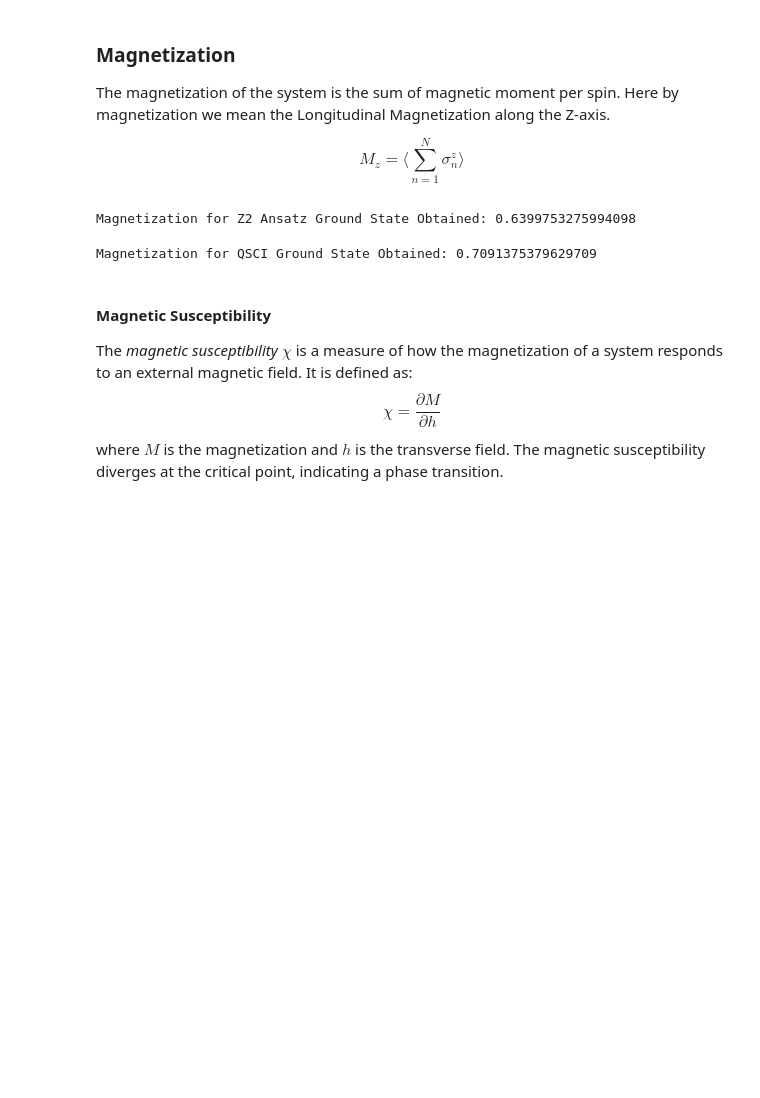
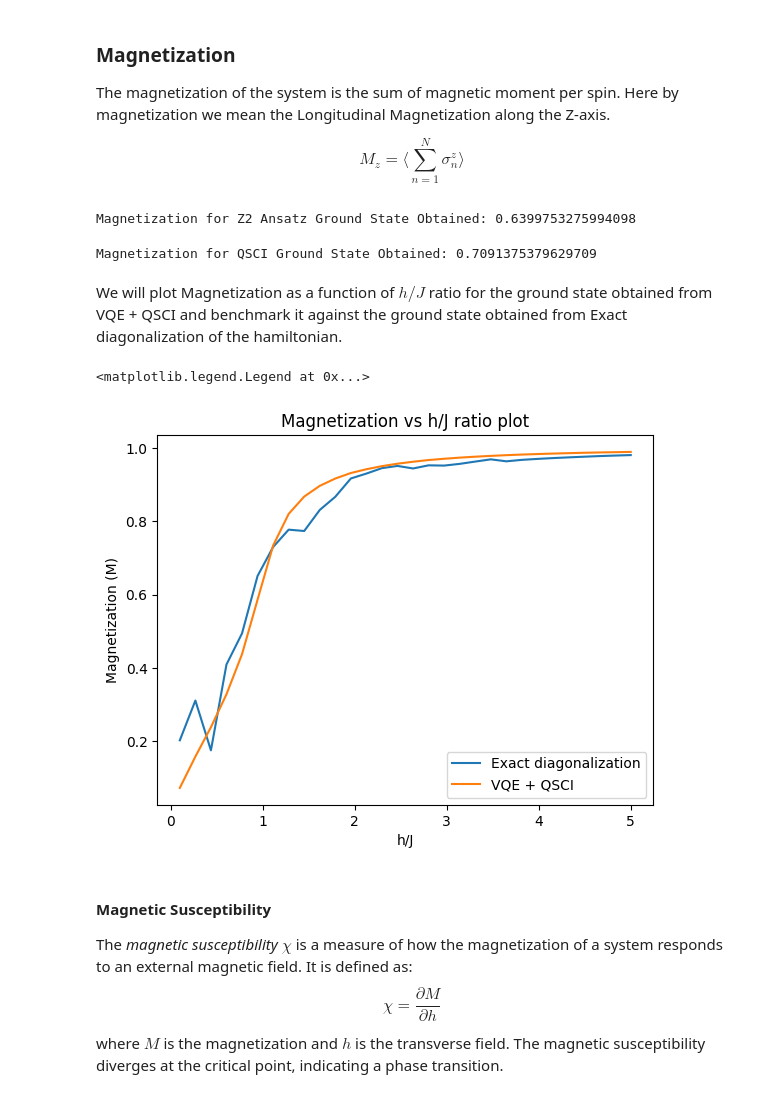
Before and after one commit to QunaSys/quri-parts, a Jupyter notebook: quri_sdk_notebooks/examples/0_quri-algo-vm/5_tfim/TFIM.ipynb, the cells around one changed output. Drawn from its saved outputs; the diff is of its cells as text; code cells hidden in the pictures; blank space fills up the shorter version.

```diff
--- a/quri_sdk_notebooks/examples/0_quri-algo-vm/5_tfim/TFIM.ipynb
+++ b/quri_sdk_notebooks/examples/0_quri-algo-vm/5_tfim/TFIM.ipynb
@@ -421 +445,19 @@ In Transverse Field Ising Model between the limits, $h << J$ and $h >> J$, the n
+# %%
+h_J = np.linspace(0.1, 5, 30)
+exact_ground_state = []
+
+for i in h_J:
+    hamiltonian = construct_TFIM_hamiltonian(1, i, n_qubits)
+    vals, vecs = np.linalg.eigh(get_sparse_matrix(hamiltonian).toarray())
+    exact_ground_state.append(vecs[0])
+# %%
+import pickle
+
+with open('exact_ground_state', 'wb') as f:
+    pickle.dump(np.array(exact_ground_state), f)
+# %%
+with open('exact_ground_state.pkl', 'rb') as f:
+    data = pickle.load(f)
+
+exact_ground_state = np.array(data)
 # %% [markdown]
@@ -474,6 +519,27 @@ Magnetization for Z2 Ansatz Ground State Obtained: 0.6399753275994098
 print("Magnetization for QSCI Ground State Obtained:", calculate_magnetization(convert_to_qsv(ground_state)))
 # %% [output]
 Magnetization for QSCI Ground State Obtained: 0.7091375379629709
+# %% [markdown]
+We will plot Magnetization as a function of $h/J$ ratio for the ground state obtained from VQE + QSCI and benchmark it against the ground state obtained from Exact diagonalization of the hamiltonian.
+# %%
+magnetization = []
+exact_magnetization = []
+
+for i in range(len(x)):
+    magnetization.append(calculate_magnetization(ground_states[i]))
+
+    qsv = QuantumStateVector(n_qubits, exact_ground_state[i])
+    exact_magnetization.append(calculate_magnetization(qsv))
+
+plt.xlabel('h/J')
+plt.ylabel('Magnetization (M)')
+plt.title('Magnetization vs h/J ratio plot')
+plt.plot(x, exact_magnetization, label='Exact diagonalization')
+plt.plot(x, magnetization, label='VQE + QSCI')
+plt.legend()
+# %% [output]
+<matplotlib.legend.Legend at 0x...>
+[figure, added]
 # %% [markdown]
 #### **Magnetic Susceptibility**
 
```
Also changed, not shown: parts of 24 cells of this notebook, 2 other files.
